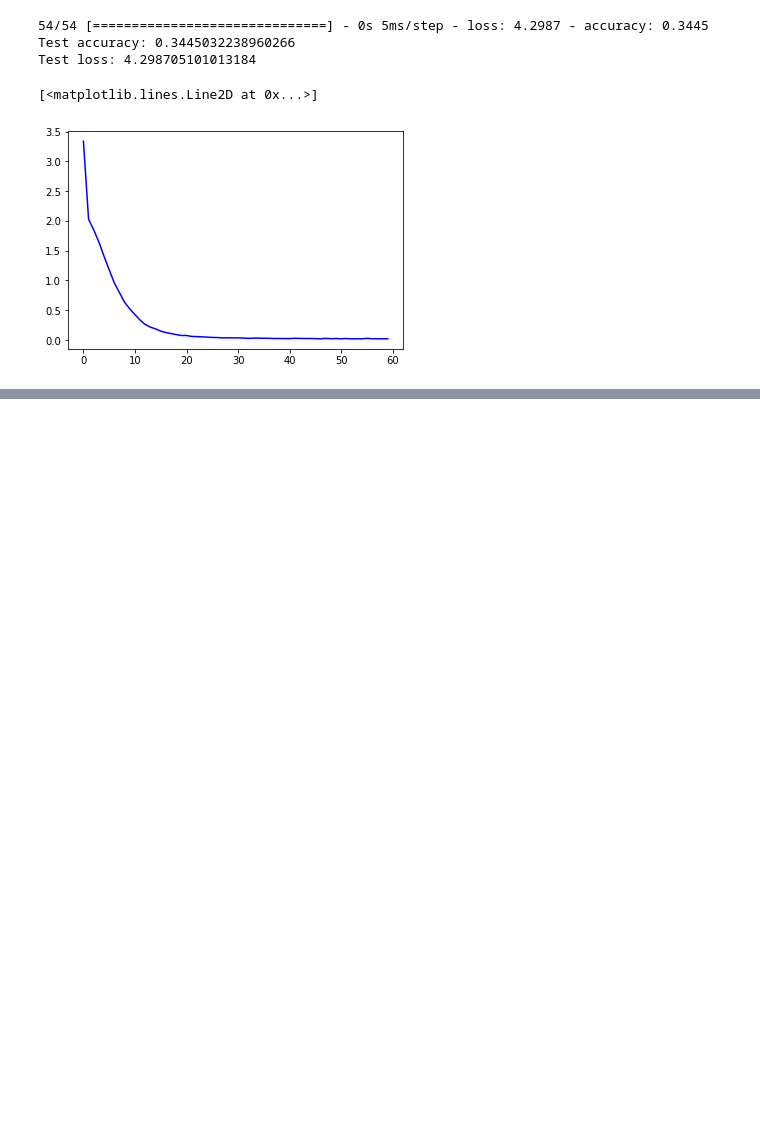
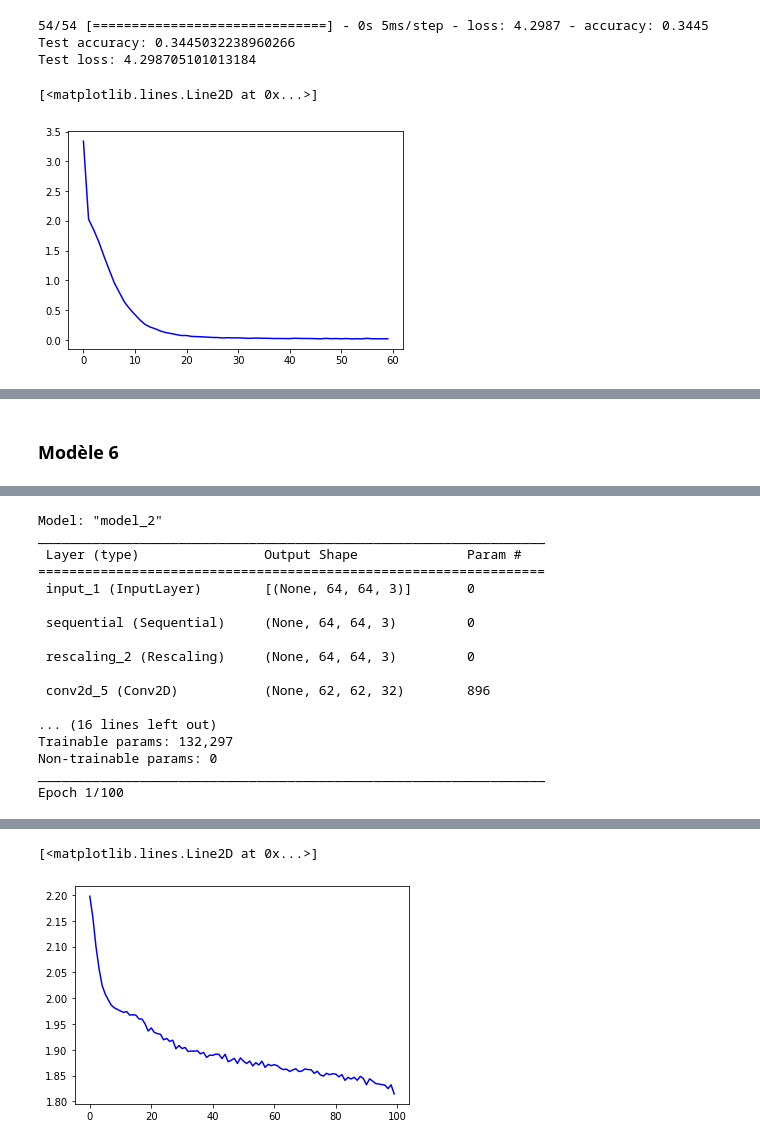
Before and after one commit to Cycyplay/M2_DeepLearning_Classification, a Jupyter notebook: DeepLearning_Projet_Classification_Version_de_Base.ipynb, the cells around one changed output, grey strips where cells are left out. Drawn from its saved outputs; the diff is of its cells as text; code cells hidden in the pictures; blank space fills up the shorter version.

```diff
--- a/DeepLearning_Projet_Classification_Version_de_Base.ipynb
+++ b/DeepLearning_Projet_Classification_Version_de_Base.ipynb
@@ -189,0 +400,35 @@ plt.plot(history_3.history["loss"], "b")
+# %% [markdown]
+### Modèle 6
+# %%
+x = data_augmentation(inputs)
+x = keras.layers.Rescaling(1./255)(x)
+x = keras.layers.Conv2D(filters=32, kernel_size=3, activation="relu")(x)
+x = keras.layers.MaxPooling2D(pool_size=2)(x)
+x = keras.layers.Conv2D(filters=64, kernel_size=3, activation="relu")(x)
+x = keras.layers.MaxPooling2D(pool_size=2)(x)
+x = keras.layers.Flatten()(x)
+x = keras.layers.Dropout(0.5)(x)
+outputs = keras.layers.Dense(9, activation="sigmoid")(x)
+model_6 = keras.Model(inputs=inputs, outputs=outputs)
+
+
+model_6.summary()
+
+model_6.compile(optimizer='rmsprop', loss='SparseCategoricalCrossentropy', metrics=['accuracy'])
+
+callbacks = [
+  keras.callbacks.ModelCheckpoint(
+  filepath="convnet_from_scratch_with_augmentation.keras",
+  save_best_only=True,
+  monitor="val_loss")
+]
+
+history_6 = model_6.fit(x_train, y_train, epochs=100, validation_data=(x_test, y_test))
+
+test_loss, test_accuracy = model_6.evaluate(x_test, y_test)
+print("Test accuracy: {}".format(test_accuracy))
+print("Test loss: {}".format(test_loss))
+
+import matplotlib.pyplot as plt
+plt.plot(history_6.history["loss"], "b")
+# %% [output]
@@ -189,0 +445,17 @@ plt.plot(history_3.history["loss"], "b")
+Model: "model_2"
+_________________________________________________________________
+ Layer (type)                Output Shape              Param #
+=================================================================
+ input_1 (InputLayer)        [(None, 64, 64, 3)]       0
+
+ sequential (Sequential)     (None, 64, 64, 3)         0
+
+ rescaling_2 (Rescaling)     (None, 64, 64, 3)         0
+
+ conv2d_5 (Conv2D)           (None, 62, 62, 32)        896
+
+... (16 lines left out)
+Trainable params: 132,297
+Non-trainable params: 0
+_________________________________________________________________
+Epoch 1/100
@@ -189,0 +499,2 @@ plt.plot(history_3.history["loss"], "b")
+[<matplotlib.lines.Line2D at 0x...>]
+[figure, added]
```
Also changed, not shown: parts of 15 cells of this notebook.
